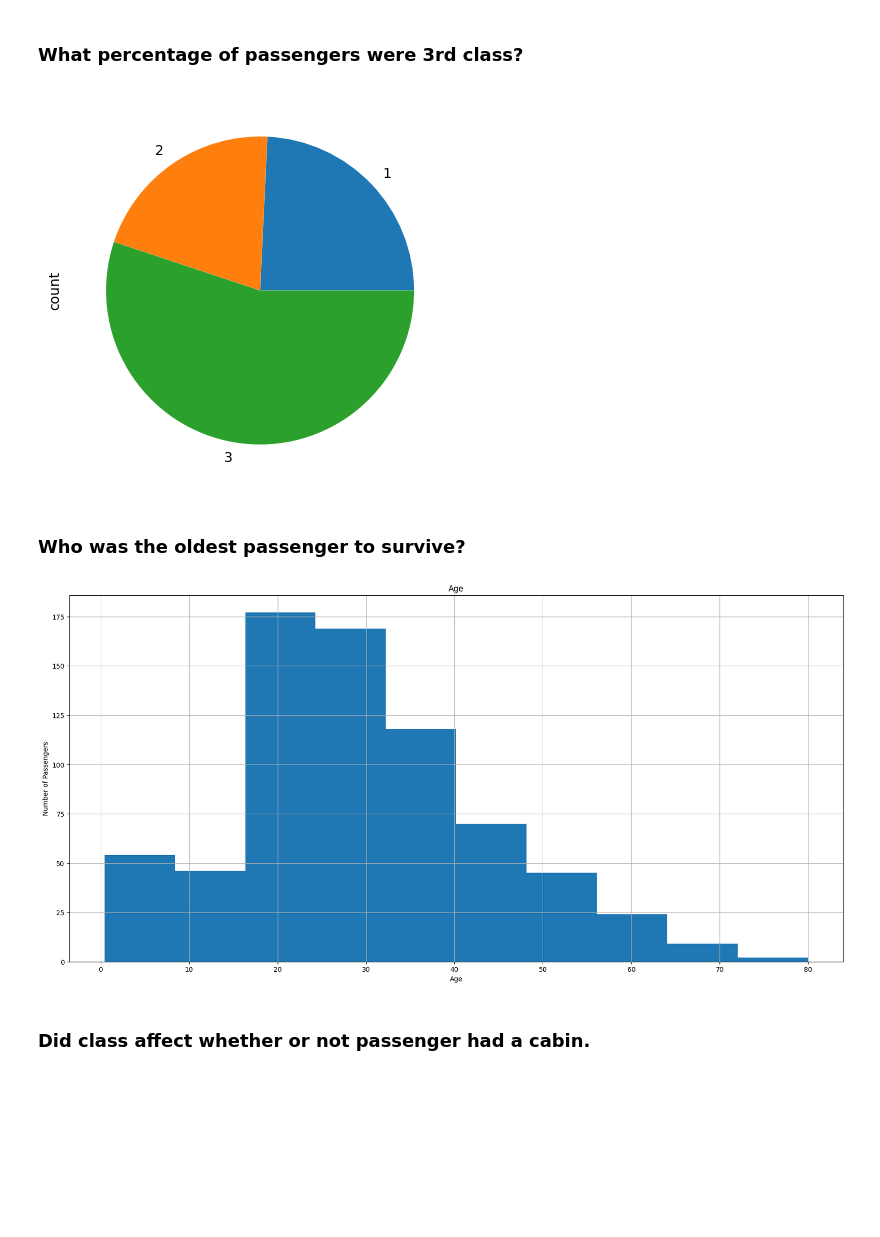
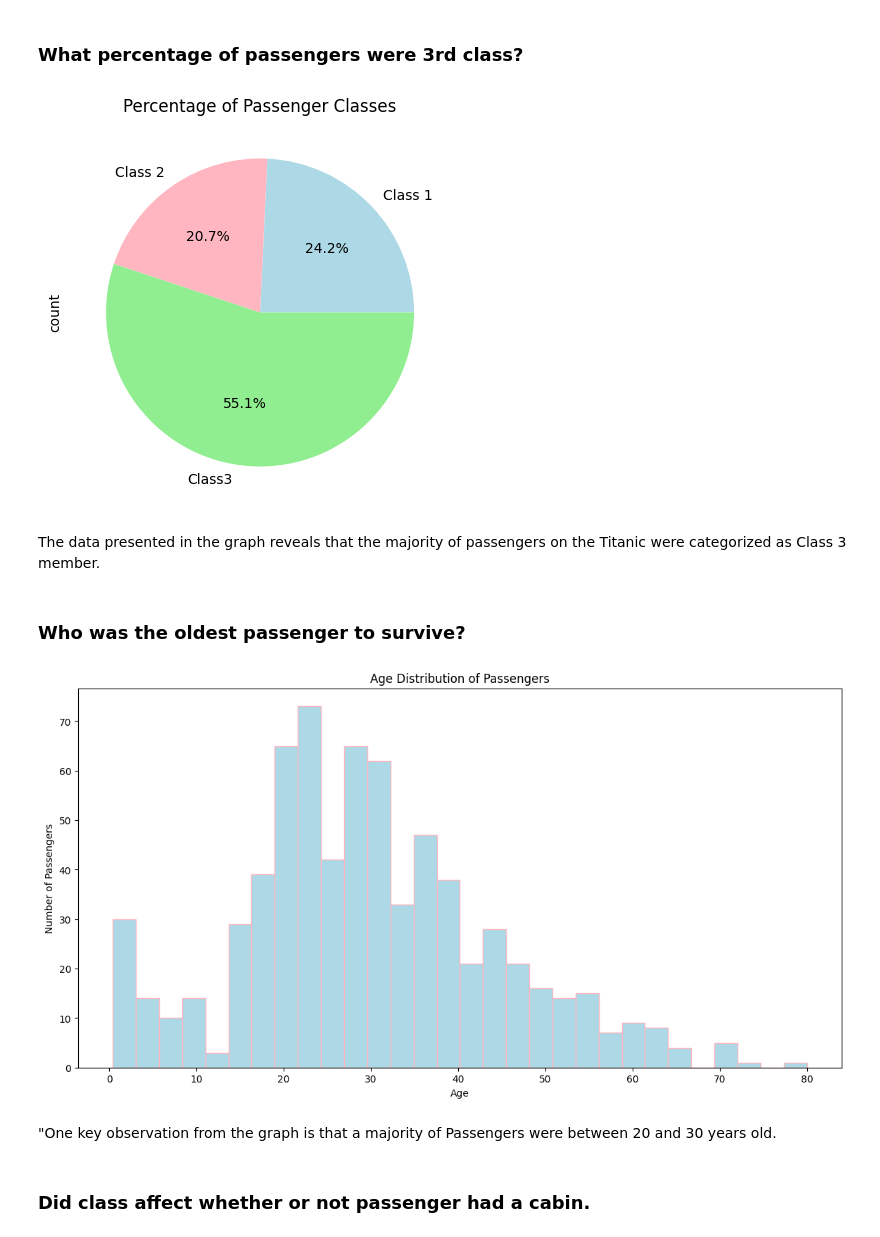
Before and after one commit to leidoe07/unit-3-data-science, a Jupyter notebook: 02_titanic.ipynb, the cells around one changed output. Drawn from its saved outputs; the diff is of its cells as text; code cells hidden in the pictures; blank space fills up the shorter version.

```diff
--- a/02_titanic.ipynb
+++ b/02_titanic.ipynb
@@ -10,21 +10,33 @@ titanic_df = pd.read_csv("titanic_passengers.csv")
 # %% [markdown]
 ### What percentage of passengers were 3rd class?
 # %%
+names='Class 1', 'Class 2', 'Class3',
+colors = ['lightblue', 'lightpink', 'lightgreen', '#8EB897']
 passenger_class = titanic_df.groupby('Pclass')
-passenger_class['Pclass'].value_counts().plot.pie(y='Pclass', figsize=(5, 5))
+passenger_class['Pclass'].value_counts().plot.pie(y='Pclass', figsize=(5, 5),labels=names,colors = colors, autopct='%1.1f%%',)
+plt.title("Percentage of Passenger Classes")
+
 
 plt.show()
 # %% [output]
-[figure, old version]
+[figure, new version]
+# %% [markdown]
+
+
+The data presented in the graph reveals that the majority of passengers on the Titanic were categorized as Class 3 member.
 # %% [markdown]
 ###    Who was the oldest passenger to survive?
 # %%
-passenger_age = titanic_df.groupby('Age')
-titanic_df.hist("Age", figsize=(21,  10))
+
+titanic_df['Age'].plot(kind='hist', bins=30, color='lightblue', edgecolor='lightpink', figsize=(14, 7))
+
+plt.title('Age Distribution of Passengers')
 plt.xlabel('Age')
 plt.ylabel('Number of Passengers')
 plt.show()
 # %% [output]
-[figure, old version]
+[figure, new version]
+# %% [markdown]
+"One key observation from the graph is that a majority of Passengers were between 20 and 30 years old.
 # %% [markdown]
  ### Did class affect whether or not passenger had a cabin.
```
Also changed, not shown: parts of 7 cells of this notebook, 1 other file.
